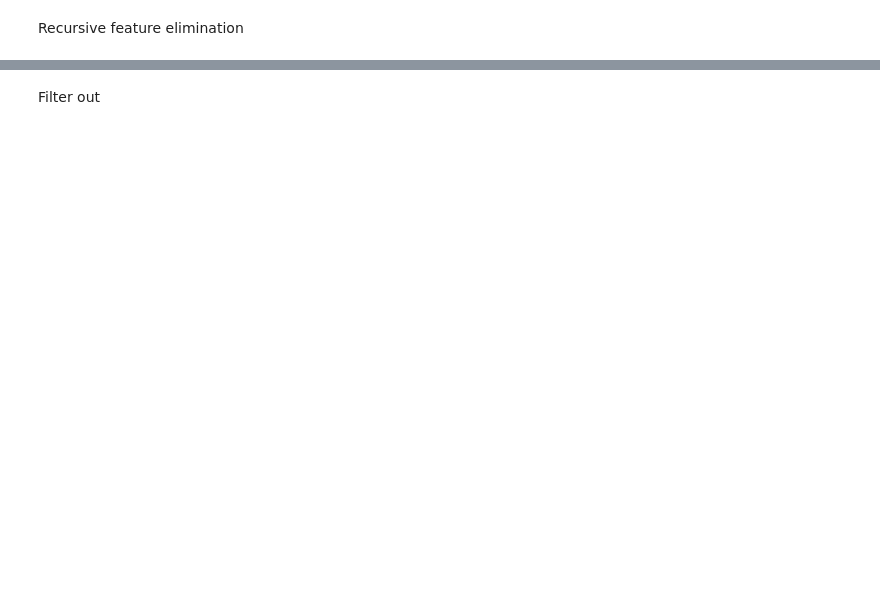
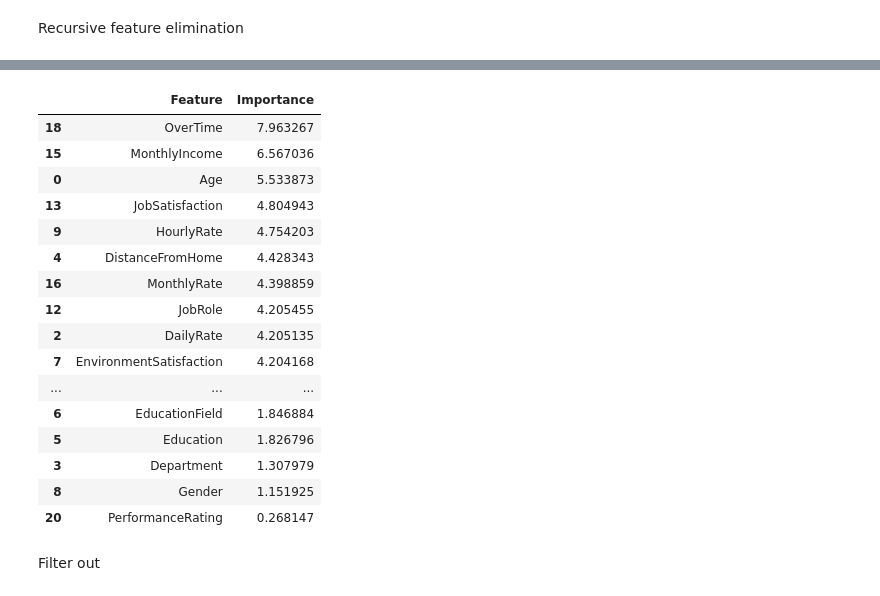
Before and after one commit to RobUngvari/ds-mar-24, a Jupyter notebook: [02]feature-selection.ipynb, the cells around one changed output, grey strips where cells are left out. Saved outputs shown, nothing was run; the diff lists cells and outputs as text; code cells hidden in the pictures; blank space fills up the shorter version.

```diff
--- a/[02]feature-selection.ipynb
+++ b/[02]feature-selection.ipynb
@@ -229,3 +398,23 @@ len(features_to_remove)
+# %%
+importance_df
+# %% [output]
+|  | Feature | Importance |
+| 18 | OverTime | 7.963267 |
+| 15 | MonthlyIncome | 6.567036 |
+| 0 | Age | 5.533873 |
+| 13 | JobSatisfaction | 4.804943 |
+| 9 | HourlyRate | 4.754203 |
+| 4 | DistanceFromHome | 4.428343 |
+| 16 | MonthlyRate | 4.398859 |
+| 12 | JobRole | 4.205455 |
+| 2 | DailyRate | 4.205135 |
+| 7 | EnvironmentSatisfaction | 4.204168 |
+| ... | ... | ... |
+| 6 | EducationField | 1.846884 |
+| 5 | Education | 1.826796 |
+| 3 | Department | 1.307979 |
+| 8 | Gender | 1.151925 |
+| 20 | PerformanceRating | 0.268147 |
 # %% [markdown]
 Filter out
 # %%
```
Also changed, not shown: parts of 20 cells of this notebook, 2 other files.
